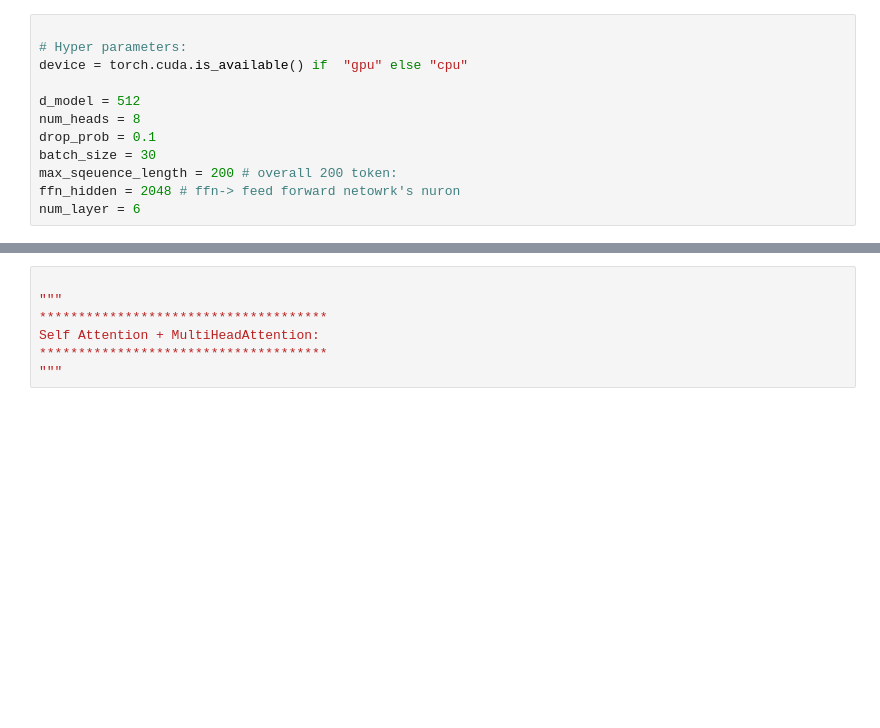
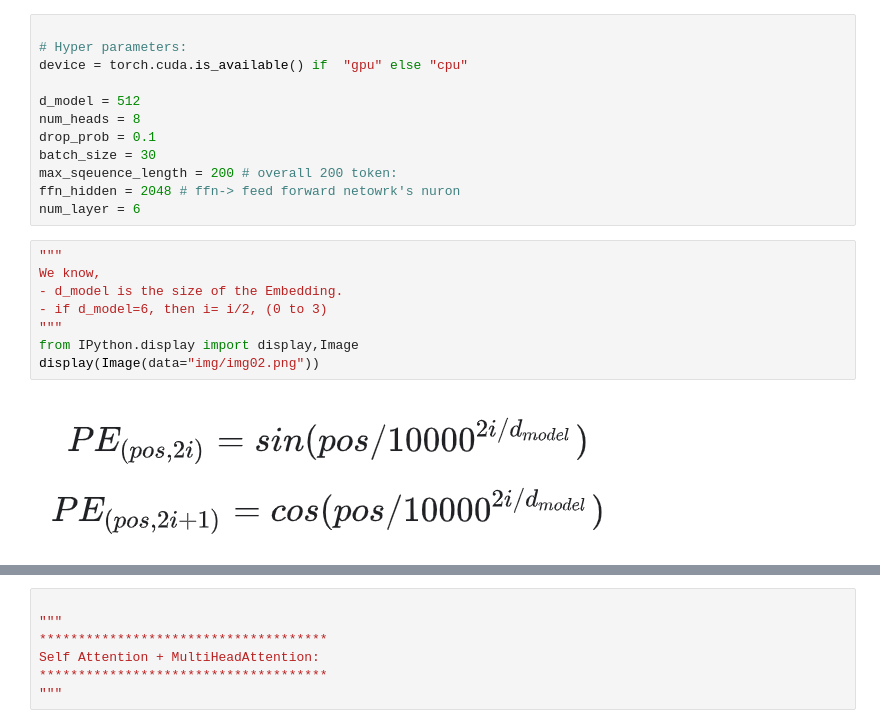
Before and after one commit to yasin-arafat-05/CodeFromScartch, a Jupyter notebook: 01_transformer/encoder.ipynb, the cells around one changed output, grey strips where cells are left out. Drawn from its saved outputs; the diff is of its cells as text; blank space fills up the shorter version.

```diff
--- a/01_transformer/encoder.ipynb
+++ b/01_transformer/encoder.ipynb
@@ -18,3 +18,13 @@ batch_size = 30
 max_sqeuence_length = 200 # overall 200 token:
 ffn_hidden = 2048 # ffn-> feed forward netowrk's nuron
 num_layer = 6
+# %%
+"""
+We know,
+- d_model is the size of the Embedding.
+- if d_model=6, then i= i/2, (0 to 3)
+"""
+from IPython.display import display,Image
+display(Image(data="img/img02.png"))
+# %% [output]
+[figure, added]
```
Also changed, not shown: parts of 12 cells of this notebook.
